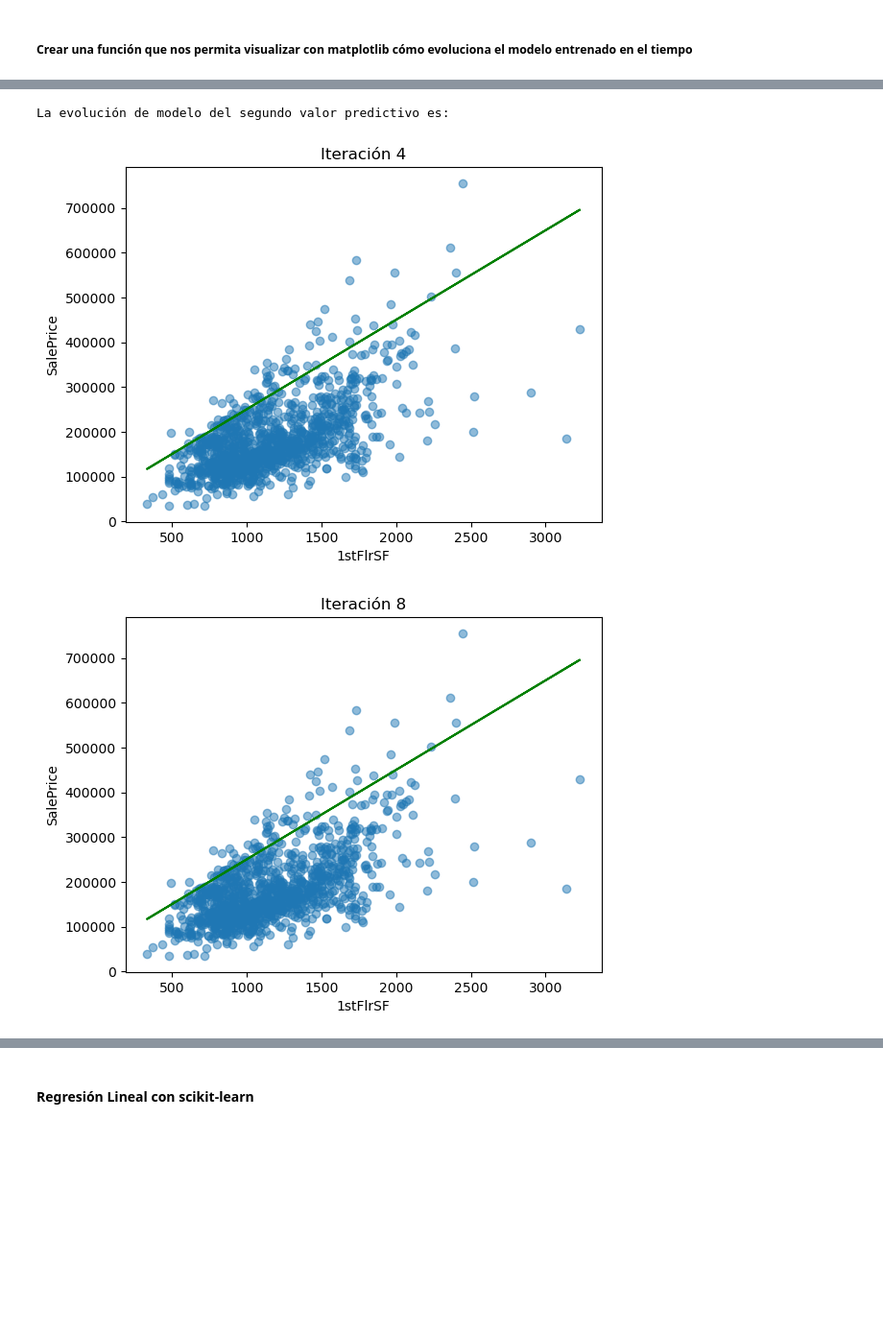
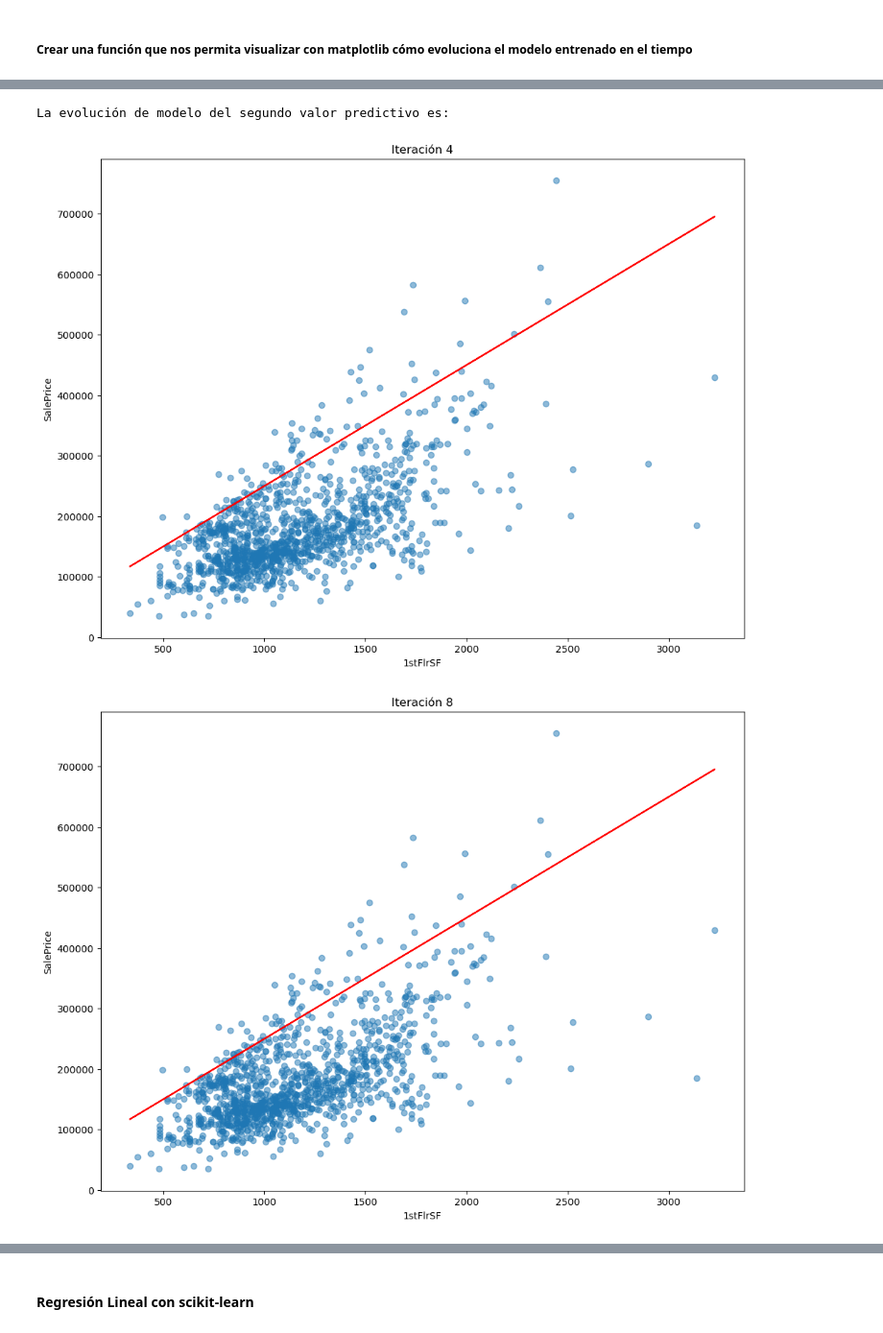
Before and after one commit to karimendez/ProyectoPython1, a Jupyter notebook: proyecto.ipynb, the cells around one changed output, grey strips where cells are left out. Shown at 96% size. Drawn from its saved outputs; the diff is of its cells as text; code cells hidden in the pictures; blank space fills up the shorter version.

```diff
--- a/proyecto.ipynb
+++ b/proyecto.ipynb
@@ -310,7 +310,7 @@ def graficarModelo1(n, resultados, columna_predictiva):
         mb = resultados[index]['mb']
 
         plt.scatter(data_traini[:,columna_predictiva], data_traini[:,0], alpha=0.5)
-        plt.plot(data_traini[:,columna_predictiva], data_traini[:,columna_predictiva]*mb[0] + mb[1], linestyle='solid', color="g")
+        plt.plot(data_traini[:,columna_predictiva], data_traini[:,columna_predictiva]*mb[0] + mb[1], linestyle='solid', color="r")
 
         plt.xlabel(columnas_nom[columna_predictiva])
         plt.ylabel(columnas_nom[0])
@@ -330,3 +330,3 @@ La evolución de modelo del primer valor predictivo es:
 La evolución de modelo del segundo valor predictivo es:
-[figure, old version]
+[figure, new version]
-[figure, old version]
+[figure, new version]
```
Also changed, not shown: parts of 1 cell of this notebook.
